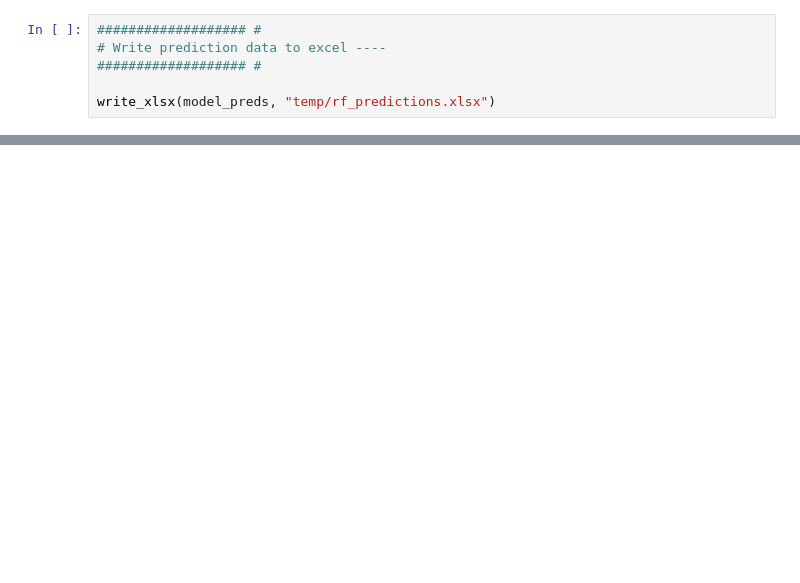
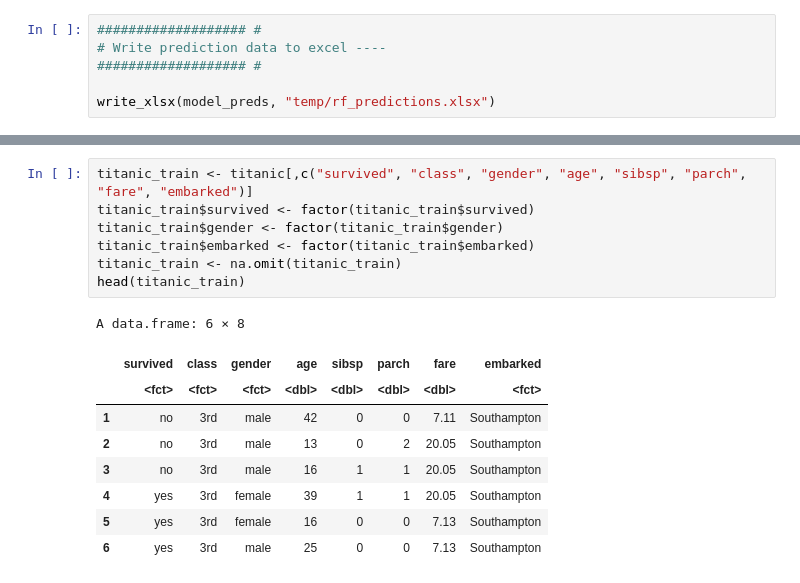
Before and after one commit to GunGro/MA8701, a Jupyter notebook: project3_ipynb/rf_model.ipynb, the cells around one changed output, grey strips where cells are left out. Drawn from its saved outputs; the diff is of its cells as text; blank space fills up the shorter version.

```diff
--- a/project3_ipynb/rf_model.ipynb
+++ b/project3_ipynb/rf_model.ipynb
@@ -204,0 +306,17 @@ write_xlsx(model_preds, "temp/rf_predictions.xlsx")
+# %%
+titanic_train <- titanic[,c("survived", "class", "gender", "age", "sibsp", "parch", "fare", "embarked")]
+titanic_train$survived <- factor(titanic_train$survived)
+titanic_train$gender <- factor(titanic_train$gender)
+titanic_train$embarked <- factor(titanic_train$embarked)
+titanic_train <- na.omit(titanic_train)
+head(titanic_train)
+# %% [output]
+A data.frame: 6 × 8
+|  | survived | class | gender | age | sibsp | parch | fare | embarked |
+|  | <fct> | <fct> | <fct> | <dbl> | <dbl> | <dbl> | <dbl> | <fct> |
+| 1 | no | 3rd | male | 42 | 0 | 0 | 7.11 | Southampton |
+| 2 | no | 3rd | male | 13 | 0 | 2 | 20.05 | Southampton |
+| 3 | no | 3rd | male | 16 | 1 | 1 | 20.05 | Southampton |
+| 4 | yes | 3rd | female | 39 | 1 | 1 | 20.05 | Southampton |
+| 5 | yes | 3rd | female | 16 | 0 | 0 | 7.13 | Southampton |
+| 6 | yes | 3rd | male | 25 | 0 | 0 | 7.13 | Southampton |
```
Also changed, not shown: parts of 23 cells of this notebook.
